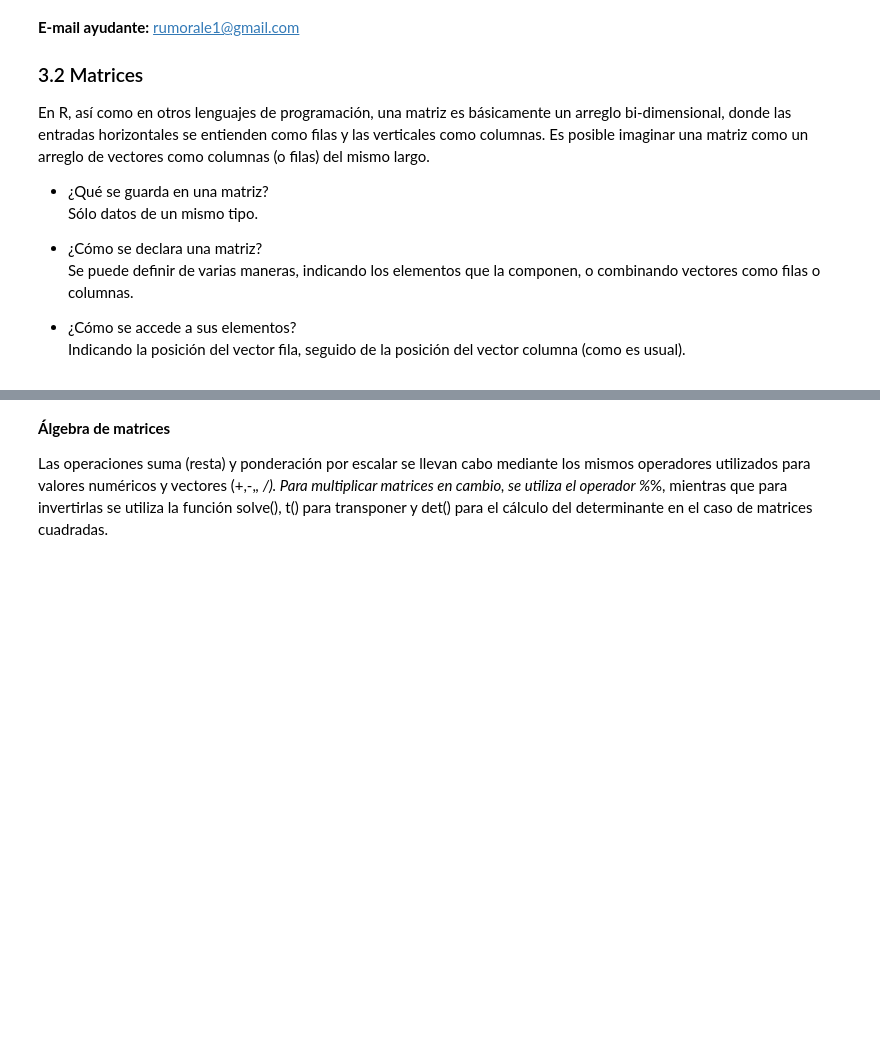
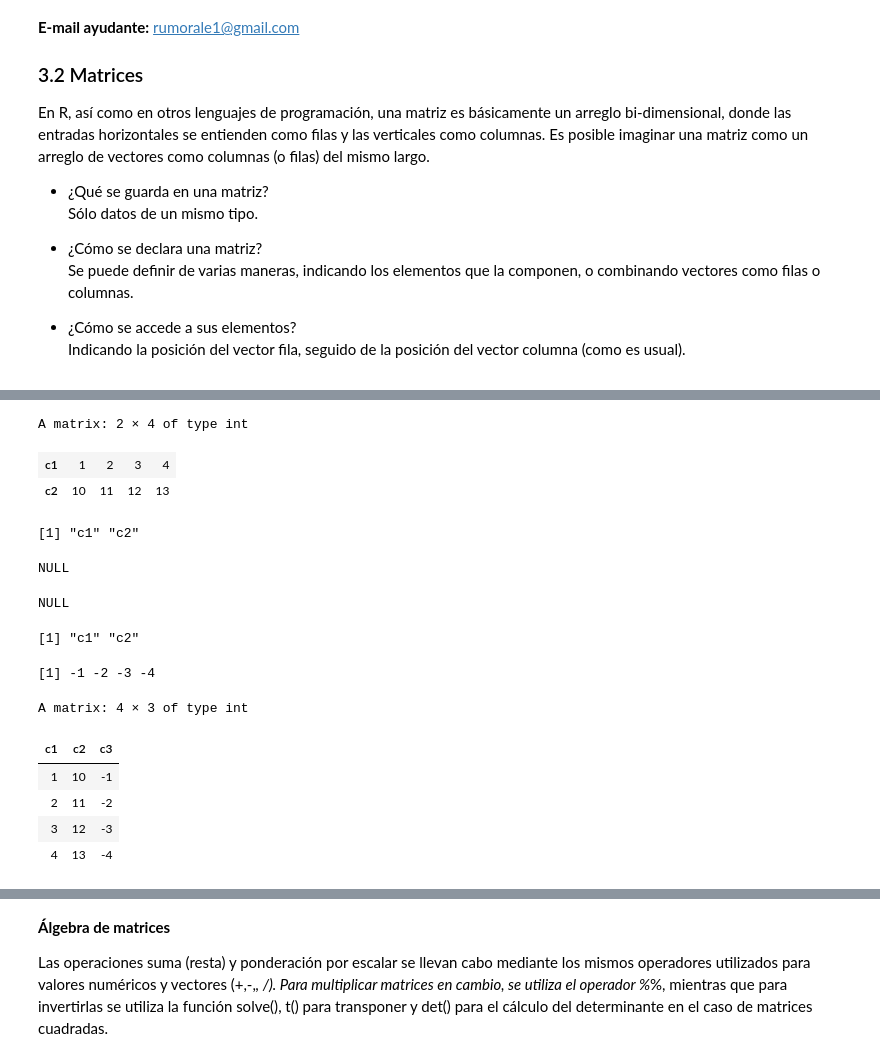
Before and after one commit to majorquev/DBDC_202409_Programacion_en_R_para_ciencia_de_datos, a Jupyter notebook: Clases/C2/Clase_2_01_matrices.ipynb, the cells around one changed output, grey strips where cells are left out. Saved outputs shown, nothing was run; the diff lists cells and outputs as text; code cells hidden in the pictures; blank space fills up the shorter version.

```diff
--- a/Clases/C2/Clase_2_01_matrices.ipynb
+++ b/Clases/C2/Clase_2_01_matrices.ipynb
@@ -36,2 +51,6 @@ B
 # %%
 # Genere dos vectores del mismo largo y forme una matriz.
+c1 <- 1:4
+c2 <- 10:13
+c1
+c2
@@ -42,8 +73,42 @@ B
+# %%
+M2 <- rbind(c1,c2)
+M2
+# %% [output]
+A matrix: 2 × 4 of type int
+| c1 | 1 | 2 | 3 | 4 |
+| c2 | 10 | 11 | 12 | 13 |
+# %%
+colnames(M1)
+rownames(M1)
+# %% [output]
+[1] "c1" "c2"
+NULL
+# %%
+colnames(M2)
+rownames(M2)
+# %% [output]
+NULL
+[1] "c1" "c2"
 # %%
 # NOTA: Podemos añadir una fila/columna a una matriz existente
 # %%
 # si combinamos vectores de distinto largo?
 # R recicla valores (recordar explicación)
+c3 <- c(-1:-4)
+c3
+# %% [output]
+[1] -1 -2 -3 -4
+# %%
+# Añadiremos c3 como nueva columna a M1
+M1 <- cbind(M1,c3)
+M1
+# %% [output]
+A matrix: 4 × 3 of type int
+| c1 | c2 | c3 |
+| 1 | 10 | -1 |
+| 2 | 11 | -2 |
+| 3 | 12 | -3 |
+| 4 | 13 | -4 |
 # %%
 # función diag para la definición de matrices diagonales
 #?diag
```
Also changed, not shown: parts of 25 cells of this notebook.
